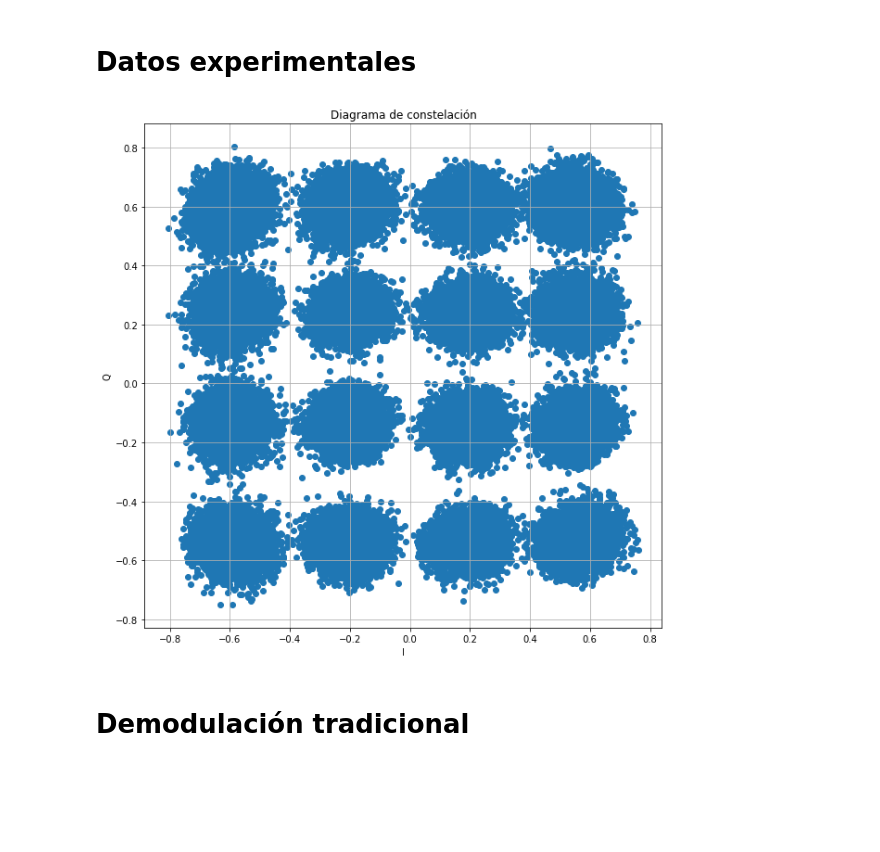
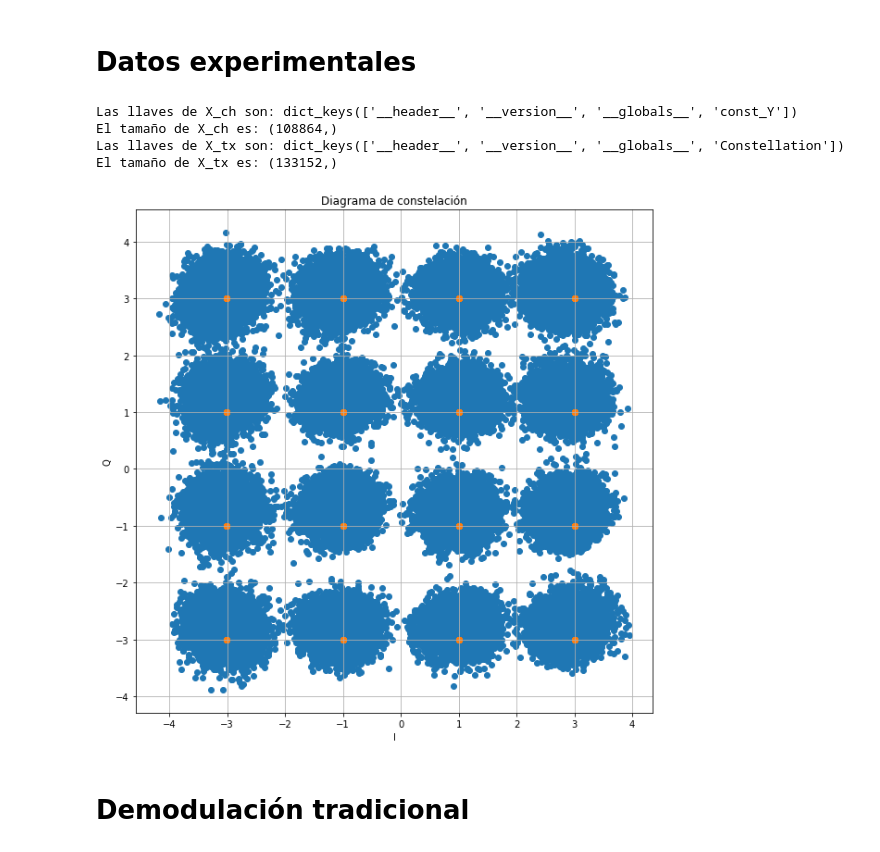
Before and after one commit to jjgranadat/Semillero_SOFA, a Jupyter notebook: knn_svm_kmeans_16qam.ipynb, the cells around one changed output. Saved outputs shown, nothing was run; the diff lists cells and outputs as text; code cells hidden in the pictures; blank space fills up the shorter version.

```diff
--- a/knn_svm_kmeans_16qam.ipynb
+++ b/knn_svm_kmeans_16qam.ipynb
@@ -18,14 +18,11 @@ from scipy.io import loadmat
 # %% [markdown]
 # Globales
 # %%
-def downloadFile(link):
+def download_file(link):
     # Nombre del archivo
     file = link.split('/')[-1]
 
     # Descarga el archivo si no se ha hecho aún
     !if ! [[ -f "$file" ]]; then wget $link; fi;
 
-    # Carga los datos
-    data = loadmat(file)
-
-    return data
+    return file
@@ -53,34 +68,47 @@ mod_dict = {0: -3+3j, #0000
 link_rx = "https://github.com/jjgranadat/Semillero_SOFA/raw/main/16QAM_3x16GBd_consY250km_00010.mat"
 link_tx = "https://github.com/jjgranadat/Semillero_SOFA/raw/main/2x16QAM_16GBd.mat"
 
-X_ch = downloadFile(link_rx)
-# print(X_ch.keys())
-X_ch = X_ch.get("const_Y").flatten()
-# X_ch = X_ch*5.5
+file_rx = download_file(link_rx)
+X_ch_norm = loadmat(file_rx)
+print(f"Las llaves de X_ch son: {X_ch_norm.keys()}")
+X_ch_norm = X_ch_norm.get("const_Y").flatten()
+X_ch = sofa.mod_norm(X_ch_norm, 10)*X_ch_norm
+print(f"El tamaño de X_ch es: {X_ch_norm.shape}")
 
-X_tx = downloadFile(link_tx)
-# print(X_tx.keys())
-X_tx = X_tx.get("Constellation").flatten()[0][1]
-# X_tx = X_tx*5.5
+file_tx = download_file(link_tx)
+X_tx_norm = loadmat(file_tx)
+print(f"Las llaves de X_tx son: {X_tx_norm.keys()}")
+X_tx_norm = X_tx_norm.get("Constellation").flatten()[0][1].flatten()
+X_tx = sofa.mod_norm(X_tx_norm, 10)*X_tx_norm
+print(f"El tamaño de X_tx es: {X_tx_norm.shape}")
+# %% [output]
+Las llaves de X_ch son: dict_keys(['__header__', '__version__', '__globals__', 'const_Y'])
+El tamaño de X_ch es: (108864,)
+Las llaves de X_tx son: dict_keys(['__header__', '__version__', '__globals__', 'Constellation'])
+El tamaño de X_tx es: (133152,)
 # %%
 Xr_ch = X_ch.real
 Xi_ch = X_ch.imag
+Xr_tx = X_tx.real
+Xi_tx = X_tx.imag
 
 plt.figure(figsize = (10, 10))
 plt.scatter(Xr_ch, Xi_ch)
+plt.scatter(Xr_tx, Xi_tx)
 
 # for symbol in np.unique(sym_tx):
 #     ix = np.where(sym_tx == symbol)
 #     plt.scatter(Xr_ch[ix], Xi_ch[ix], label = symbol, s = 100)
 
 plt.title("Diagrama de constelación")
 plt.xlabel("I")
 plt.ylabel("Q")
 plt.grid(True)
 # plt.legend()
+
 plt.show()
 # %% [output]
-[figure, old version]
+[figure, new version]
 # %% [markdown]
 # Demodulación tradicional
 # %%
```
Also changed, not shown: parts of 16 cells of this notebook.
